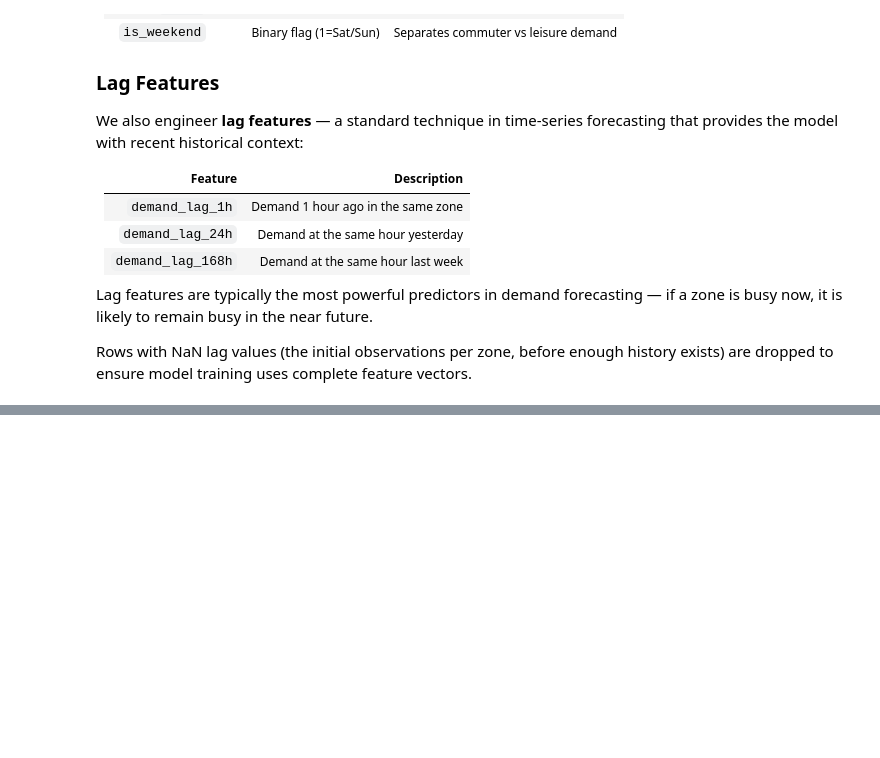
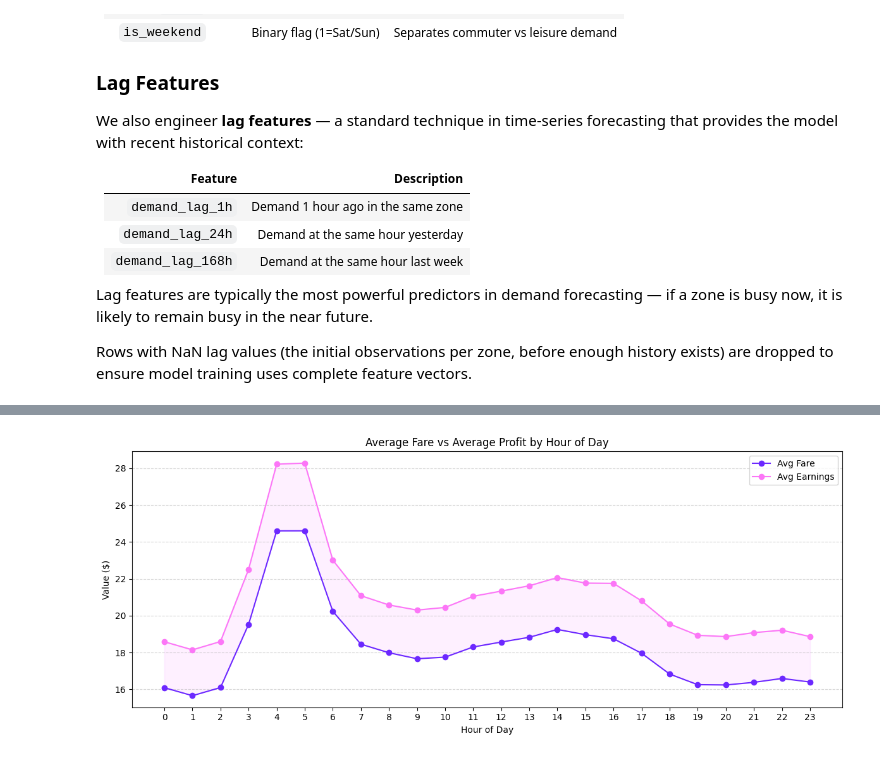
Before and after one commit to emma123456789102/Machine-Learning-Taxi-, a Jupyter notebook: models/expected_revenue/EDA_lucy.ipynb, the cells around one changed output, grey strips where cells are left out. Cells and saved outputs as stored; diff of their text form; code cells hidden in the pictures; blank space fills up the shorter version.

```diff
--- a/models/expected_revenue/EDA_lucy.ipynb
+++ b/models/expected_revenue/EDA_lucy.ipynb
@@ -385,0 +339,31 @@ Feature preview (first 3 rows):
+# %%
+pretty_palette = ['#6c28ff','#fc76f7', "#fab4ff"]
+
+hourly_avg_fare = hourly.groupby("hour")["avg_fare"].mean().reset_index()
+hourly_avg_profit = hourly.groupby("hour")["avg_profit"].mean().reset_index()
+
+plt.figure(figsize=(12,5))
+
+plt.plot(hourly_avg_fare["hour"], hourly_avg_fare["avg_fare"], marker="o", label="Avg Fare", color="#6c28ff")
+plt.plot(hourly_avg_profit["hour"], hourly_avg_profit["avg_profit"], marker="o", label="Avg Earnings", color="#fc76f7")
+
+# Shade between two lines
+plt.fill_between(
+    hourly_avg_fare["hour"],
+    hourly_avg_fare["avg_fare"],
+    hourly_avg_profit["avg_profit"],
+    color=pretty_palette[2],
+    alpha=0.2
+)
+
+plt.title("Average Fare vs Average Profit by Hour of Day")
+plt.xlabel("Hour of Day")
+plt.ylabel("Value ($)")
+plt.xticks(range(0,24))
+plt.legend()
+plt.grid(axis="y", linestyle="--", alpha=0.5)
+plt.tight_layout()
+
+plt.show()
+# %% [output]
+[figure, added]
```
Also changed, not shown: parts of 5 cells of this notebook.
